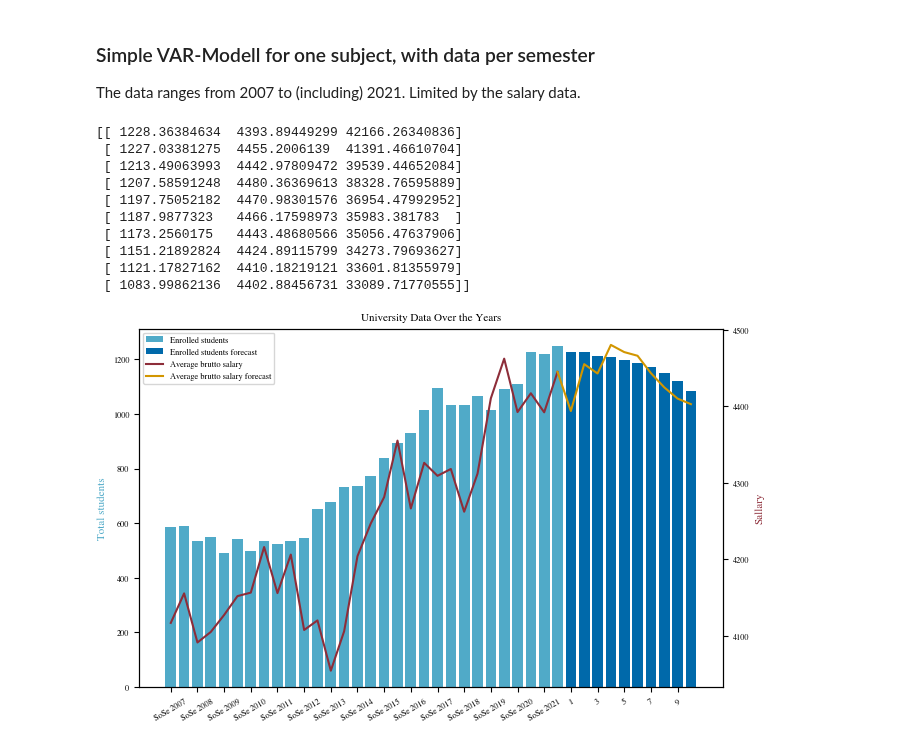
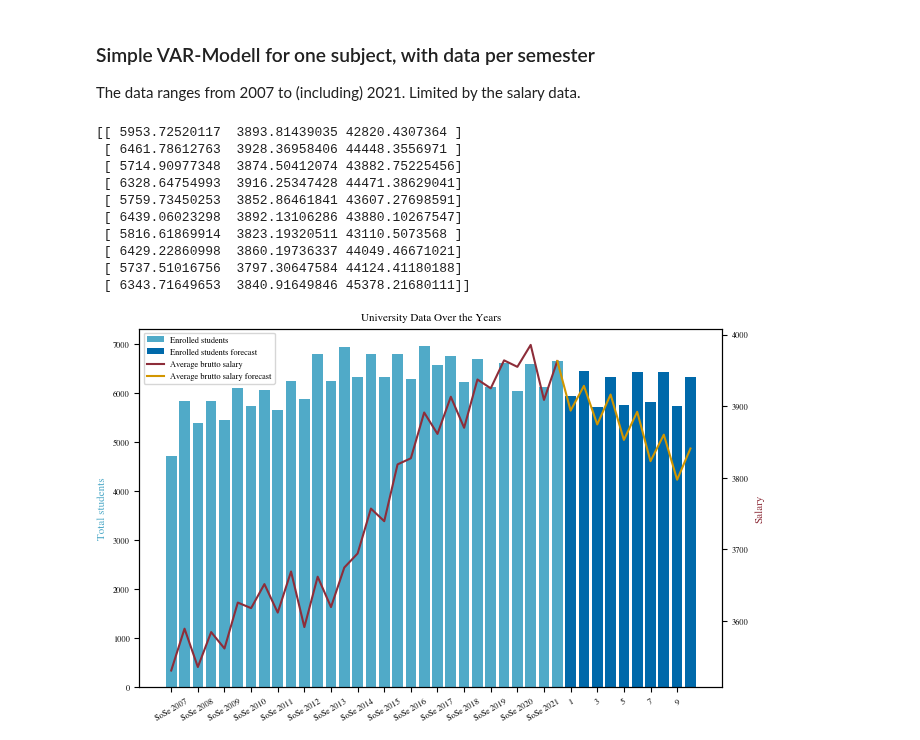
Before and after one commit to mxs01/AnalysingStudentDevelopment, a Jupyter notebook: exp/exp_01_regression.ipynb, the cells around one changed output. Cells and saved outputs as stored; diff of their text form; code cells hidden in the pictures.

Commit message:
Augmented data
Now we are using all sectors and courses which we preselected and mapped together (for exp_01)

```diff
--- a/exp/exp_01_regression.ipynb
+++ b/exp/exp_01_regression.ipynb
@@ -23,16 +23,14 @@ Values range form 2007 to 2021 (inlcuding). This is limited by the salary data.
 # %% [markdown]
 Load enrolled students for specified courses.
 # %%
-
-courses = getAllCourses() # if you use all options, dont put that in the title down marked  there
-courses = ['"Informatik"']
-
 interestingYears = YEARS[3:-4]
 
-totalStudents = getTotalStudentsFor(courses = courses, years = interestingYears)
+totalStudents = getTotalStudentsFor(courses = COURSES, years = interestingYears)
+
+# Plotting
 plt.rcParams.update(bundles.icml2022(column="half", nrows=1, ncols=1, usetex=False))
 plt.bar(interestingYears, totalStudents, color=COL_STUDENT)
 plt.xticks(ticks=interestingYears[::2], rotation=30)
-plt.title(f'Total enrolled students in Tuebingen {[course for course in courses]}') # here is there :)
+plt.title(f'Total enrolled STEM students in Tuebingen')
 plt.show()
 # %% [output]
@@ -40,11 +38,9 @@ plt.show()
 # %% [markdown]
 Load inflation adjusted brutto salary data for specified sector.
 # %%
-SECTOR = ('WZ08-62', 'Dienstleistungen der Informationstechnologie')
-inflationAdjasutedBruttosalary = getInflationAdjustedBruttoSalary(SECTOR)
-
+inflationAdjasutedBruttosalary = getInflationAdjustedBruttoSalaries(SECTORS)
 salaries = getSalaries()
-salary_YEARS = salaries.index.levels[2]
+salary_YEARS = salaries.index.levels[1]
 
 plt.rcParams.update(bundles.icml2022(column="half", nrows=1, ncols=1, usetex=False))
 plt.plot(salary_YEARS.repeat(2), inflationAdjasutedBruttosalary, color=COL_SALARY)
@@ -92,7 +88,7 @@ Limited by the salary data.
 PAST_STEPS = 4
 PREDICTION_STPES = 10
 data = np.column_stack((totalStudents, inflationAdjasutedBruttosalary, graduatesInBW.repeat(2)))
-completeDataDF = pd.DataFrame(data, index = YEARS[3:-4], columns = ['students', 'sallary', 'graduates'])
+completeDataDF = pd.DataFrame(data, index = YEARS[3:-4], columns = ['students', 'salary', 'graduates'])
 model = VAR(completeDataDF)
 
 results = model.fit(maxlags=PAST_STEPS)
@@ -101,16 +97,16 @@ lagged_values = data[-PAST_STEPS:]  # Use the last available values as lagged va
 forecast = results.forecast(lagged_values, steps=PREDICTION_STPES)
 print(forecast)
 # %% [output]
-[[ 1228.36384634  4393.89449299 42166.26340836]
- [ 1227.03381275  4455.2006139  41391.46610704]
- [ 1213.49063993  4442.97809472 39539.44652084]
- [ 1207.58591248  4480.36369613 38328.76595889]
- [ 1197.75052182  4470.98301576 36954.47992952]
- [ 1187.9877323   4466.17598973 35983.381783  ]
- [ 1173.2560175   4443.48680566 35056.47637906]
- [ 1151.21892824  4424.89115799 34273.79693627]
- [ 1121.17827162  4410.18219121 33601.81355979]
- [ 1083.99862136  4402.88456731 33089.71770555]]
+[[ 5953.72520117  3893.81439035 42820.4307364 ]
+ [ 6461.78612763  3928.36958406 44448.3556971 ]
+ [ 5714.90977348  3874.50412074 43882.75225456]
+ [ 6328.64754993  3916.25347428 44471.38629041]
+ [ 5759.73450253  3852.86461841 43607.27698591]
+ [ 6439.06023298  3892.13106286 43880.10267547]
+ [ 5816.61869914  3823.19320511 43110.5073568 ]
+ [ 6429.22860998  3860.19736337 44049.46671021]
+ [ 5737.51016756  3797.30647584 44124.41180188]
+ [ 6343.71649653  3840.91649846 45378.21680111]]
 # %%
 dataWithForecast = np.vstack((data, forecast))
 yearsWithForecast = np.append(interestingYears, [f"{i+1}" for i in range(PREDICTION_STPES)])
@@ -122,32 +118,32 @@ plt.xticks(rotation=30)
 
 
 ax1.set_ylabel('Total students', color=COL_STUDENT)
 # Plot main data
 ax1.bar(yearsWithForecast[:-len(forecast)], dataWithForecast[:-len(forecast), 0], color=COL_STUDENT, label='Enrolled students')
 
 # Plot forecast with a different color
 ax1.bar(yearsWithForecast[-len(forecast):], dataWithForecast[-len(forecast):, 0], color=COL_STUDENT_PRED, label='Enrolled students forecast')
 
 
 ax2 = ax1.twinx()  # instantiate a second axes that shares the same x-axis
-ax2.set_ylabel('Sallary', color=COL_SALARY)
+ax2.set_ylabel('Salary', color=COL_SALARY)
 
 # Plot main data
 ax2.plot(yearsWithForecast[:-len(forecast)], dataWithForecast[:-len(forecast), 1], color=COL_SALARY, label='Average brutto salary')
 
 # Plot forecast with a different color
 ax2.plot(yearsWithForecast[-len(forecast) - 1:], dataWithForecast[-len(forecast) - 1:, 1], color=COL_SALARY_PRED, label='Average brutto salary forecast')
 
 # Create one legend for both subplots
 lines, labels = ax1.get_legend_handles_labels()
 lines2, labels2 = ax2.get_legend_handles_labels()
 ax2.legend(lines + lines2, labels + labels2, loc='upper left')
 
 # Get current ticks, keep only every second tick
 locs, labels = plt.xticks()
 plt.xticks(locs[::2], labels[::2])
 
 plt.savefig(FIG_DIR + '/predictingStudents.pdf')
 plt.show()
 # %% [output]
-[figure, old version]
+[figure, new version]
```
Also changed, not shown: parts of 3 cells of this notebook, 5 other files.
